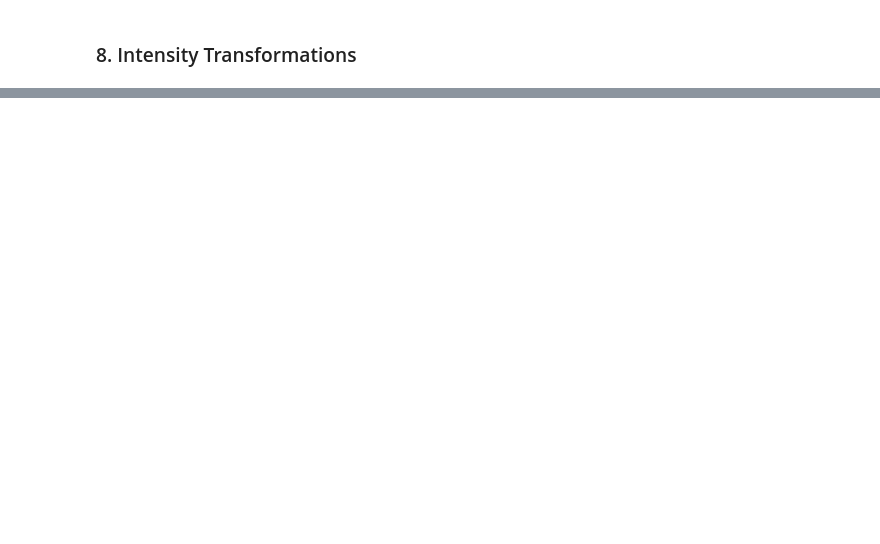
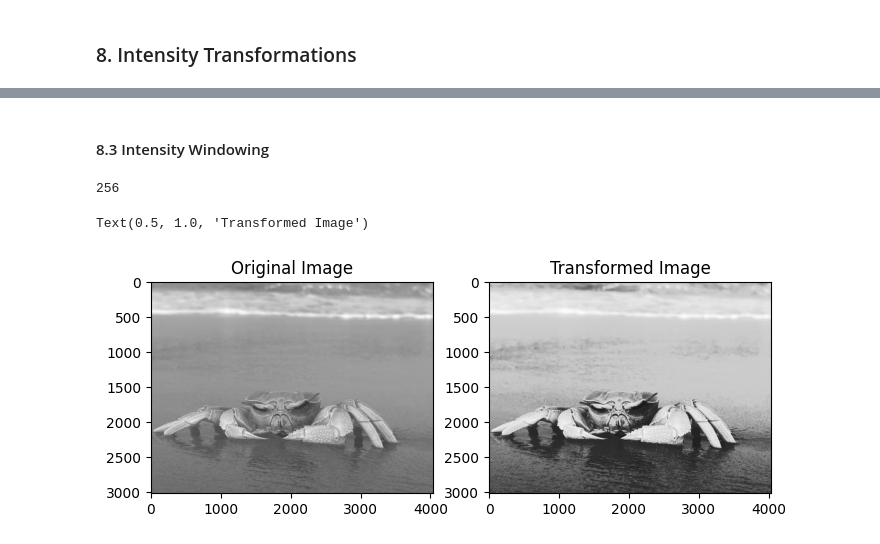
Before and after one commit to Nithira17/image-processing-and-machine-vision, a Jupyter notebook: L02_Point_Operations.ipynb, the cells around one changed output, grey strips where cells are left out. Saved outputs shown, nothing was run; the diff lists cells and outputs as text; code cells hidden in the pictures; blank space fills up the shorter version.

```diff
--- a/L02_Point_Operations.ipynb
+++ b/L02_Point_Operations.ipynb
@@ -120,0 +198,25 @@ plt.show()
+# %% [markdown]
+#### 8.3 Intensity Windowing
+# %%
+c = np.array([(100, 50), (150, 200)])
+
+t1 = np.linspace(0, c[0,1], c[0,0]+1-0).astype('uint8')
+t2 = np.linspace(c[0,1]+1, c[1,1], c[1,0]-c[0,0]).astype('uint8')
+t3 = np.linspace(c[1,1]+1, 255, 255-c[1,0]).astype('uint8')
+
+transform = np.concatenate((t1, t2), axis=0).astype('uint8')
+transform = np.concatenate((transform, t3), axis=0).astype('uint8')
+print(len(transform))
+
+image_orig = cv.imread('images/crab.jpg', cv.IMREAD_GRAYSCALE)
+image_transformed = cv.LUT(image_orig, transform)
+
+fig, ax = plt.subplots(1, 2, figsize=(8,8))
+ax[0].imshow(cv.cvtColor(image_orig, cv.COLOR_BGR2RGB))
+ax[0].set_title('Original Image')
+ax[1].imshow(cv.cvtColor(image_transformed, cv.COLOR_BGR2RGB))
+ax[1].set_title('Transformed Image')
+# %% [output]
+256
+Text(0.5, 1.0, 'Transformed Image')
+[figure, added]
```
Also changed, not shown: parts of 14 cells of this notebook.
